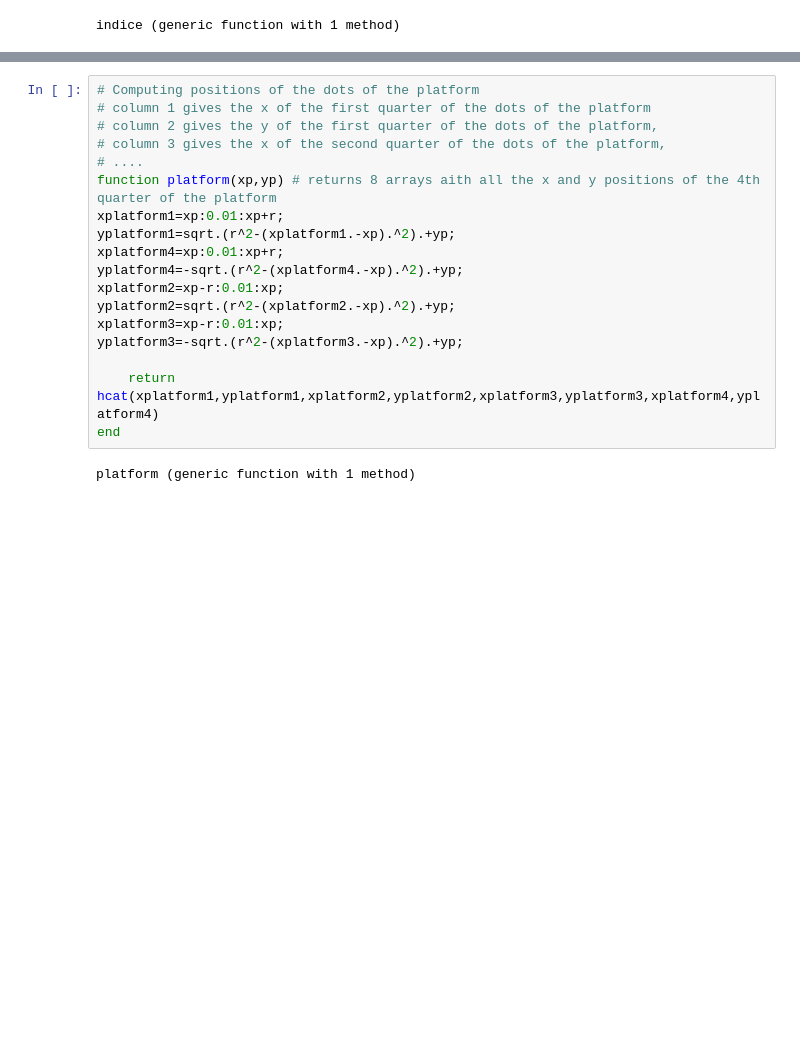
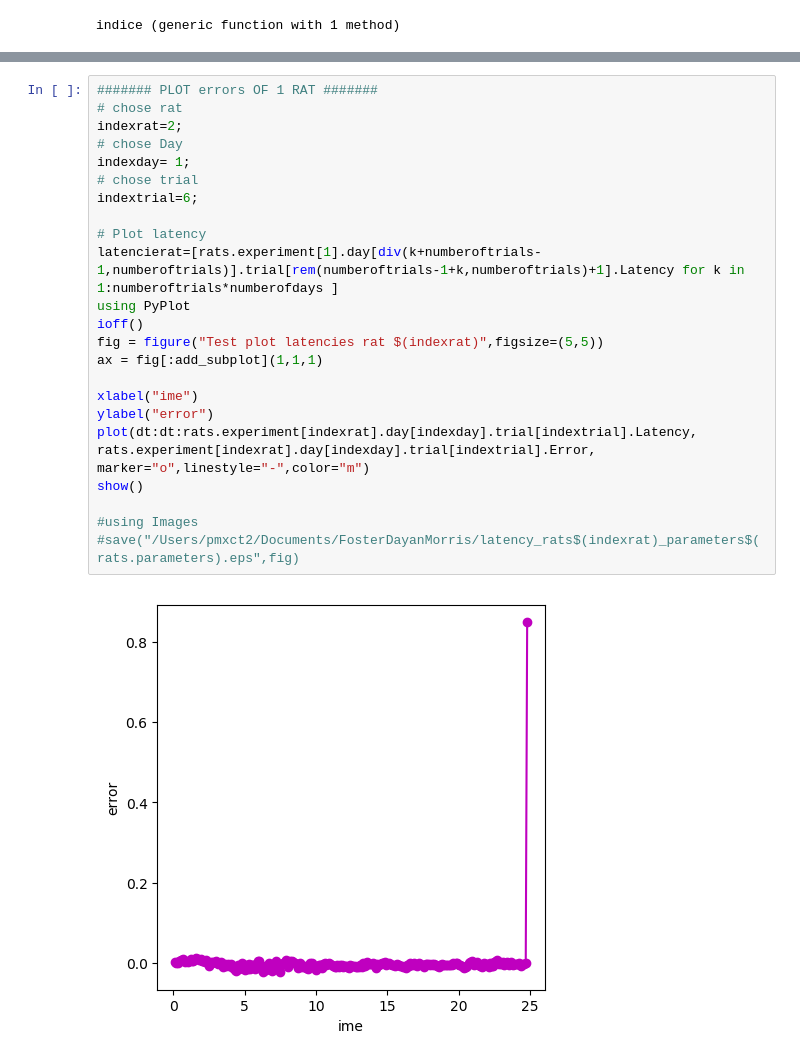
Before and after one commit to charlinetess/Morris-Watermaze-FosterDayanMorris-Paper, a Jupyter notebook: DMP.ipynb, the cells around one changed output, grey strips where cells are left out. Drawn from its saved outputs; the diff is of its cells as text; blank space fills up the shorter version.

```diff
--- a/DMP.ipynb
+++ b/DMP.ipynb
@@ -530,21 +518,26 @@ time is 81.5
-# %%
-# Computing positions of the dots of the platform
-# column 1 gives the x of the first quarter of the dots of the platform
-# column 2 gives the y of the first quarter of the dots of the platform,
-# column 3 gives the x of the second quarter of the dots of the platform,
-# ....
-function platform(xp,yp) # returns 8 arrays aith all the x and y positions of the 4th quarter of the platform
-xplatform1=xp:0.01:xp+r;
-yplatform1=sqrt.(r^2-(xplatform1.-xp).^2).+yp;
-xplatform4=xp:0.01:xp+r;
-yplatform4=-sqrt.(r^2-(xplatform4.-xp).^2).+yp;
-xplatform2=xp-r:0.01:xp;
-yplatform2=sqrt.(r^2-(xplatform2.-xp).^2).+yp;
-xplatform3=xp-r:0.01:xp;
-yplatform3=-sqrt.(r^2-(xplatform3.-xp).^2).+yp;
-
-    return hcat(xplatform1,yplatform1,xplatform2,yplatform2,xplatform3,yplatform3,xplatform4,yplatform4)
-end
-# %% [output]
-platform (generic function with 1 method)
+# %%
+####### PLOT errors OF 1 RAT #######
+# chose rat
+indexrat=2;
+# chose Day
+indexday= 1;
+# chose trial
+indextrial=6;
+
+# Plot latency
+latencierat=[rats.experiment[1].day[div(k+numberoftrials-1,numberoftrials)].trial[rem(numberoftrials-1+k,numberoftrials)+1].Latency for k in 1:numberoftrials*numberofdays ]
+using PyPlot
+ioff()
+fig = figure("Test plot latencies rat $(indexrat)",figsize=(5,5))
+ax = fig[:add_subplot](1,1,1)
+
+xlabel("ime")
+ylabel("error")
+plot(dt:dt:rats.experiment[indexrat].day[indexday].trial[indextrial].Latency, rats.experiment[indexrat].day[indexday].trial[indextrial].Error, marker="o",linestyle="-",color="m")
+show()
+
+#using Images
+#save("/Users/pmxct2/Documents/FosterDayanMorris/latency_rats$(indexrat)_parameters$(rats.parameters).eps",fig)
+# %% [output]
+[figure, added]
 # %%
```
Also changed, not shown: parts of 17 cells of this notebook.
